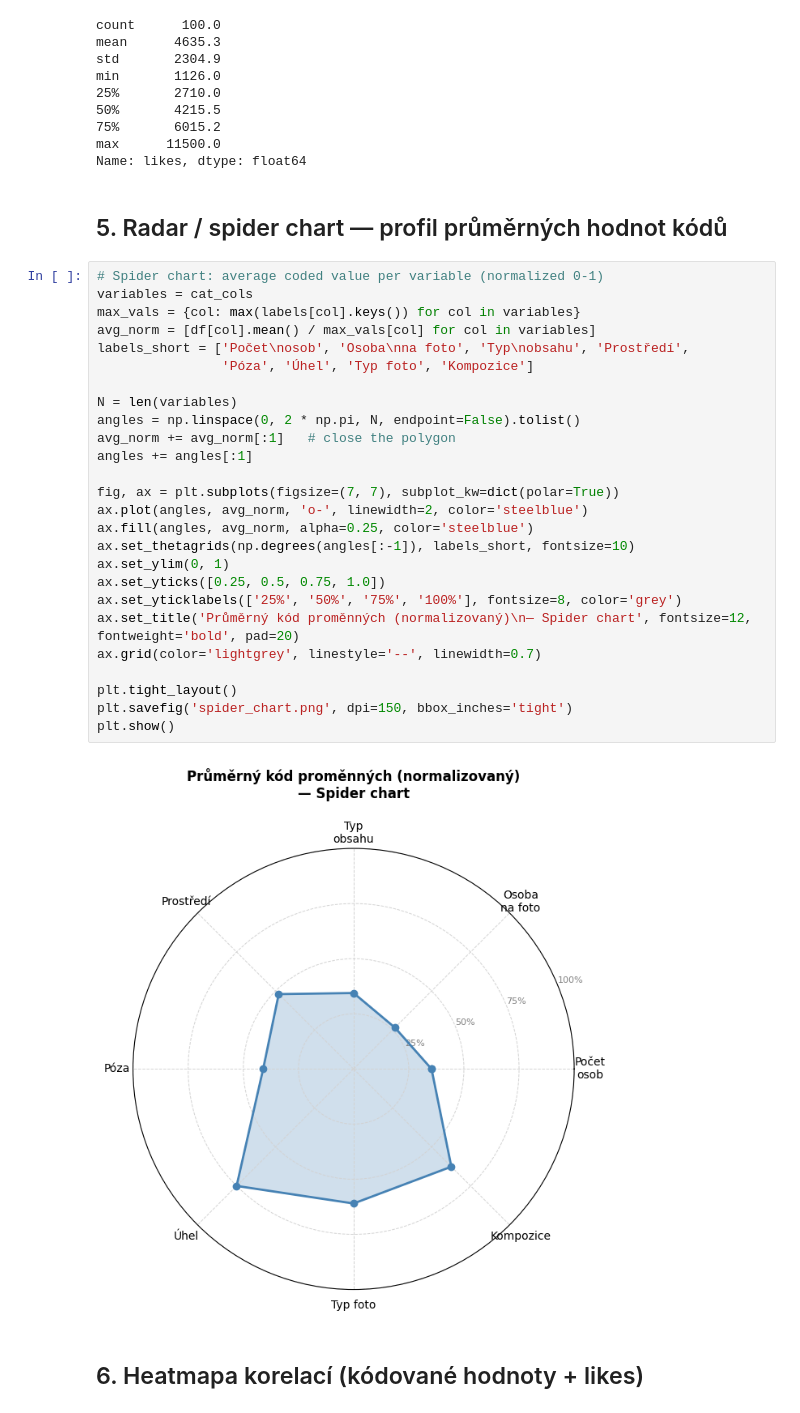
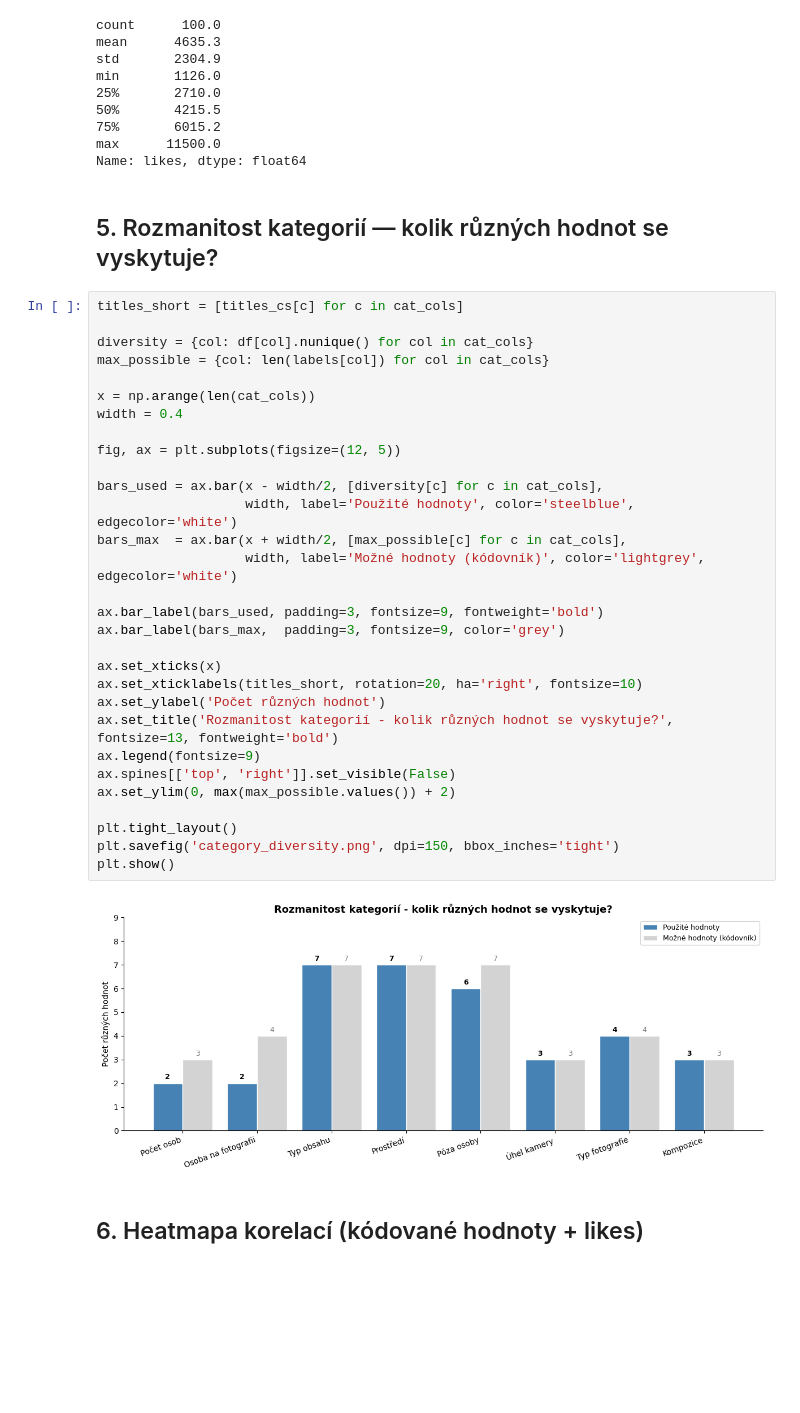
Before and after one commit to terrorgarten/natalie-analysis, a Jupyter notebook: instagram_analysis.ipynb, the cells around one changed output. Drawn from its saved outputs; the diff is of its cells as text; blank space fills up the shorter version.

```diff
--- a/instagram_analysis.ipynb
+++ b/instagram_analysis.ipynb
@@ -212,35 +225,39 @@ min       1126.0
 max      11500.0
 Name: likes, dtype: float64
 # %% [markdown]
-## 5. Radar / spider chart — profil průměrných hodnot kódů
+## 5. Rozmanitost kategorií — kolik různých hodnot se vyskytuje?
 # %%
-# Spider chart: average coded value per variable (normalized 0-1)
-variables = cat_cols
-max_vals = {col: max(labels[col].keys()) for col in variables}
-avg_norm = [df[col].mean() / max_vals[col] for col in variables]
-labels_short = ['Počet\nosob', 'Osoba\nna foto', 'Typ\nobsahu', 'Prostředí',
-                'Póza', 'Úhel', 'Typ foto', 'Kompozice']
+titles_short = [titles_cs[c] for c in cat_cols]
 
-N = len(variables)
-angles = np.linspace(0, 2 * np.pi, N, endpoint=False).tolist()
-avg_norm += avg_norm[:1]   # close the polygon
-angles += angles[:1]
+diversity = {col: df[col].nunique() for col in cat_cols}
+max_possible = {col: len(labels[col]) for col in cat_cols}
 
-fig, ax = plt.subplots(figsize=(7, 7), subplot_kw=dict(polar=True))
-ax.plot(angles, avg_norm, 'o-', linewidth=2, color='steelblue')
-ax.fill(angles, avg_norm, alpha=0.25, color='steelblue')
-ax.set_thetagrids(np.degrees(angles[:-1]), labels_short, fontsize=10)
-ax.set_ylim(0, 1)
-ax.set_yticks([0.25, 0.5, 0.75, 1.0])
-ax.set_yticklabels(['25%', '50%', '75%', '100%'], fontsize=8, color='grey')
-ax.set_title('Průměrný kód proměnných (normalizovaný)\n— Spider chart', fontsize=12, fontweight='bold', pad=20)
-ax.grid(color='lightgrey', linestyle='--', linewidth=0.7)
+x = np.arange(len(cat_cols))
+width = 0.4
+
+fig, ax = plt.subplots(figsize=(12, 5))
+
+bars_used = ax.bar(x - width/2, [diversity[c] for c in cat_cols],
+                   width, label='Použité hodnoty', color='steelblue', edgecolor='white')
+bars_max  = ax.bar(x + width/2, [max_possible[c] for c in cat_cols],
+                   width, label='Možné hodnoty (kódovník)', color='lightgrey', edgecolor='white')
+
+ax.bar_label(bars_used, padding=3, fontsize=9, fontweight='bold')
+ax.bar_label(bars_max,  padding=3, fontsize=9, color='grey')
+
+ax.set_xticks(x)
+ax.set_xticklabels(titles_short, rotation=20, ha='right', fontsize=10)
+ax.set_ylabel('Počet různých hodnot')
+ax.set_title('Rozmanitost kategorií - kolik různých hodnot se vyskytuje?', fontsize=13, fontweight='bold')
+ax.legend(fontsize=9)
+ax.spines[['top', 'right']].set_visible(False)
+ax.set_ylim(0, max(max_possible.values()) + 2)
 
 plt.tight_layout()
-plt.savefig('spider_chart.png', dpi=150, bbox_inches='tight')
+plt.savefig('category_diversity.png', dpi=150, bbox_inches='tight')
 plt.show()
 # %% [output]
-[figure, old version]
+[figure, new version]
 # %% [markdown]
 ## 6. Heatmapa korelací (kódované hodnoty + likes)
 # %%
```
Also changed, not shown: parts of 8 cells of this notebook, 5 other files.
